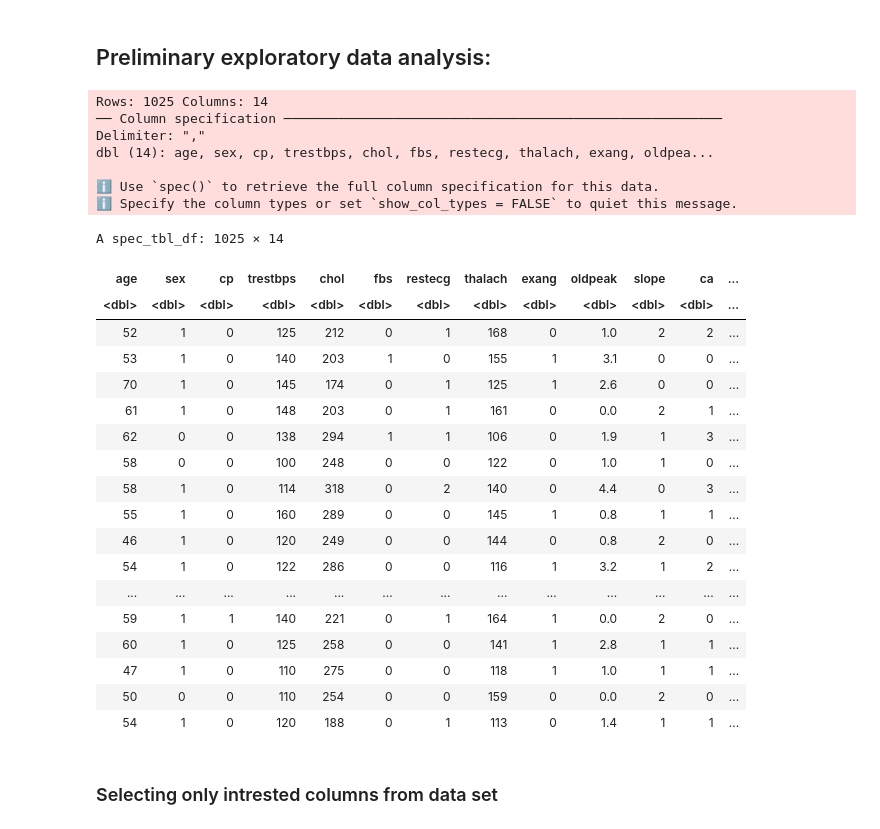
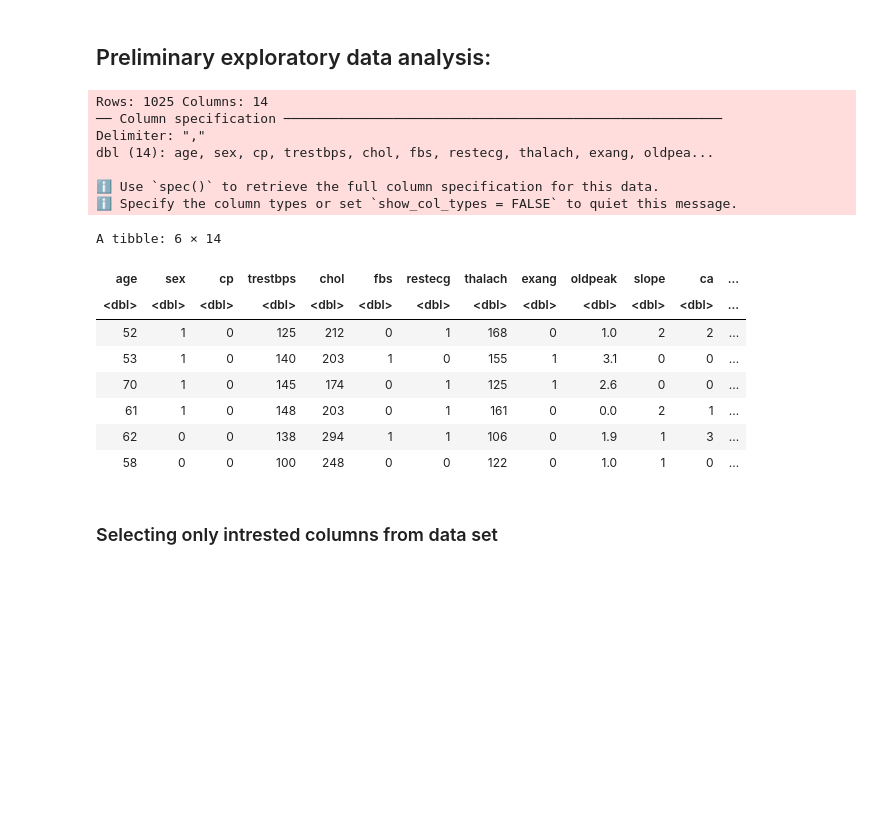
Before and after one commit to carriexu26/DSCI-Group-Project, a Jupyter notebook: heart_disease.ipynb, the cells around one changed output. Drawn from its saved outputs; the diff is of its cells as text; code cells hidden in the pictures; blank space fills up the shorter version.

```diff
--- a/heart_disease.ipynb
+++ b/heart_disease.ipynb
@@ -6,38 +40,28 @@ library(tidyverse)
 ## Preliminary exploratory data analysis:
 # %%
 heart_data <- read_csv("heart.csv")
-heart_data
+head(heart_data)
 #heart_data1 <- read_csv("processed.hungarian.data",col_names = c("age","sex","cp","trestbps","chol","fbs","restecg","thalach","exang","oldpeak","slope","ca","thal","target"))
 #heart_data1
 #filtered <- filter(heart_data1, thal == "?")
 #filtered
 # %% [output]
 Rows: 1025 Columns: 14
 ── Column specification ────────────────────────────────────────────────────────
 Delimiter: ","
 dbl (14): age, sex, cp, trestbps, chol, fbs, restecg, thalach, exang, oldpea...
 
 ℹ Use `spec()` to retrieve the full column specification for this data.
 ℹ Specify the column types or set `show_col_types = FALSE` to quiet this message.
-A spec_tbl_df: 1025 × 14
+A tibble: 6 × 14
 | age | sex | cp | trestbps | chol | fbs | restecg | thalach | exang | oldpeak | slope | ca | ... |
 | <dbl> | <dbl> | <dbl> | <dbl> | <dbl> | <dbl> | <dbl> | <dbl> | <dbl> | <dbl> | <dbl> | <dbl> | ... |
 | 52 | 1 | 0 | 125 | 212 | 0 | 1 | 168 | 0 | 1.0 | 2 | 2 | ... |
 | 53 | 1 | 0 | 140 | 203 | 1 | 0 | 155 | 1 | 3.1 | 0 | 0 | ... |
 | 70 | 1 | 0 | 145 | 174 | 0 | 1 | 125 | 1 | 2.6 | 0 | 0 | ... |
 | 61 | 1 | 0 | 148 | 203 | 0 | 1 | 161 | 0 | 0.0 | 2 | 1 | ... |
 | 62 | 0 | 0 | 138 | 294 | 1 | 1 | 106 | 0 | 1.9 | 1 | 3 | ... |
 | 58 | 0 | 0 | 100 | 248 | 0 | 0 | 122 | 0 | 1.0 | 1 | 0 | ... |
-| 58 | 1 | 0 | 114 | 318 | 0 | 2 | 140 | 0 | 4.4 | 0 | 3 | ... |
-| 55 | 1 | 0 | 160 | 289 | 0 | 0 | 145 | 1 | 0.8 | 1 | 1 | ... |
-| 46 | 1 | 0 | 120 | 249 | 0 | 0 | 144 | 0 | 0.8 | 2 | 0 | ... |
-| 54 | 1 | 0 | 122 | 286 | 0 | 0 | 116 | 1 | 3.2 | 1 | 2 | ... |
-| ... | ... | ... | ... | ... | ... | ... | ... | ... | ... | ... | ... | ... |
-| 59 | 1 | 1 | 140 | 221 | 0 | 1 | 164 | 1 | 0.0 | 2 | 0 | ... |
-| 60 | 1 | 0 | 125 | 258 | 0 | 0 | 141 | 1 | 2.8 | 1 | 1 | ... |
-| 47 | 1 | 0 | 110 | 275 | 0 | 0 | 118 | 1 | 1.0 | 1 | 1 | ... |
-| 50 | 0 | 0 | 110 | 254 | 0 | 0 | 159 | 0 | 0.0 | 2 | 0 | ... |
-| 54 | 1 | 0 | 120 | 188 | 0 | 1 | 113 | 0 | 1.4 | 1 | 1 | ... |
 # %% [markdown]
 ### Selecting only intrested columns from data set
 # %%
```
Also changed, not shown: parts of 3 cells of this notebook.
